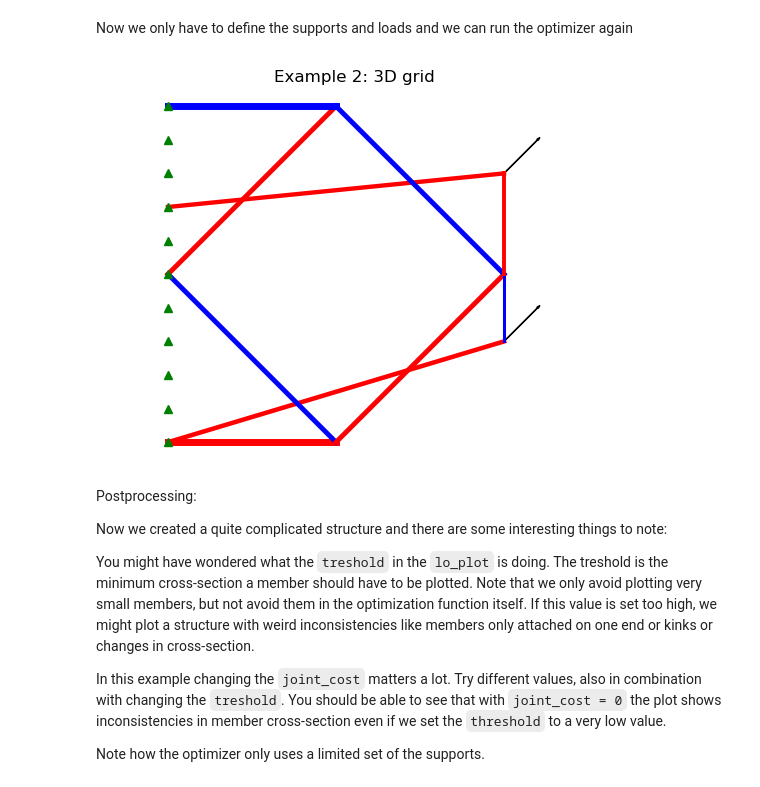
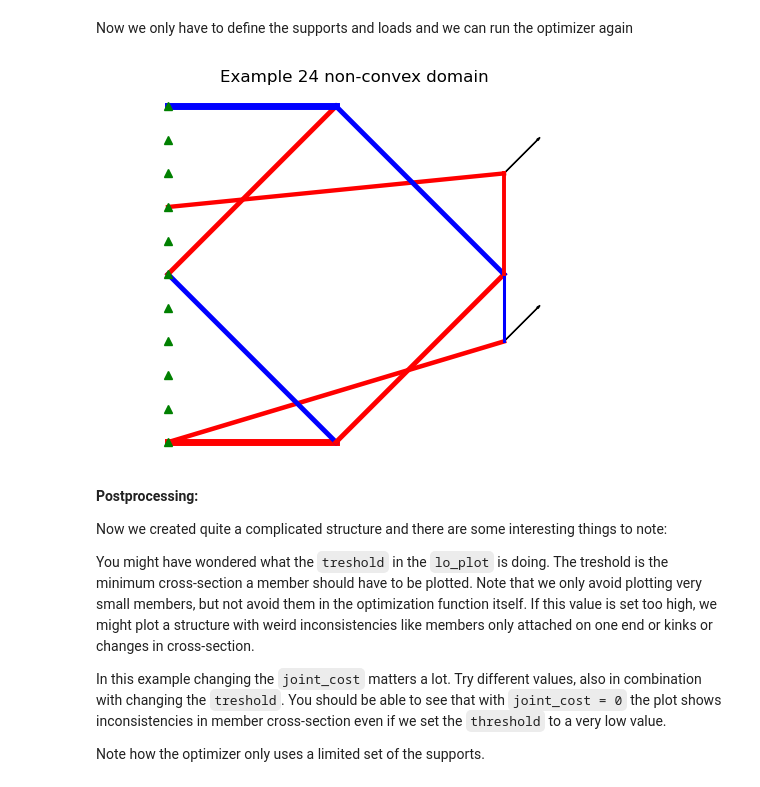
Before and after one commit to TUDelft-books/Finite-Elements-in-CEG, a Jupyter notebook: book/advanced_topics/layopt/examples.ipynb, the cells around one changed output. Saved outputs shown, nothing was run; the diff lists cells and outputs as text; code cells hidden in the pictures.

```diff
--- a/book/advanced_topics/layopt/examples.ipynb
+++ b/book/advanced_topics/layopt/examples.ipynb
@@ -248,35 +248,35 @@ Now we only have to define the supports and loads and we can run the optimizer a
 # %%
 supports = {
     0: [0, 0, 0],
     1: [0, 0, 0],
     2: [0, 0, 0],
     3: [0, 0, 0],
     4: [0, 0, 0],
     5: [0, 0, 0],
     6: [0, 0, 0],
     7: [0, 0, 0],
     8: [0, 0, 0],
     9: [0, 0, 0],
     10: [0, 0, 0],
 }
 
 # Load data as a list of dictionary of node indices to load vectors
 loads = [{
     83: [1, 1, 0],
     78: [1, 1, 0],
 }]
 
 # Joint cost
-joint_cost = 2.5  # Adding cost of joints to members, the number is a bit arbitrary but here every number higher than 0 will change the outcome
+joint_cost = 2.5
 
 Nd, Cn, a, q = trussopt.lo(nodes, lines, supports, loads, joint_cost=joint_cost)
-trussopt.lo_plot(Nd, Cn, a, q, supports, loads, threshold=0.01, str='Example 2: 3D grid', update=True, plane='xy')
+trussopt.lo_plot(Nd, Cn, a, q, supports, loads, threshold=0.01, str='Example 24 non-convex domain', update=True, plane='xy')
 # %% [output]
-[figure, old version]
+[figure, new version]
 # %% [markdown]
-Postprocessing:
+**Postprocessing:**
 
-Now we created a quite complicated structure and there are some interesting things to note:
+Now we created quite a complicated structure and there are some interesting things to note:
 
 You might have wondered what the ``treshold`` in the ``lo_plot`` is doing. The treshold is the minimum cross-section a member should have to be plotted. Note that we only avoid plotting very small members, but not avoid them in the optimization function itself. If this value is set too high, we might plot a structure with weird inconsistencies like members only attached on one end or kinks or changes in cross-section.
 
```
Also changed, not shown: parts of 1 cell of this notebook.
